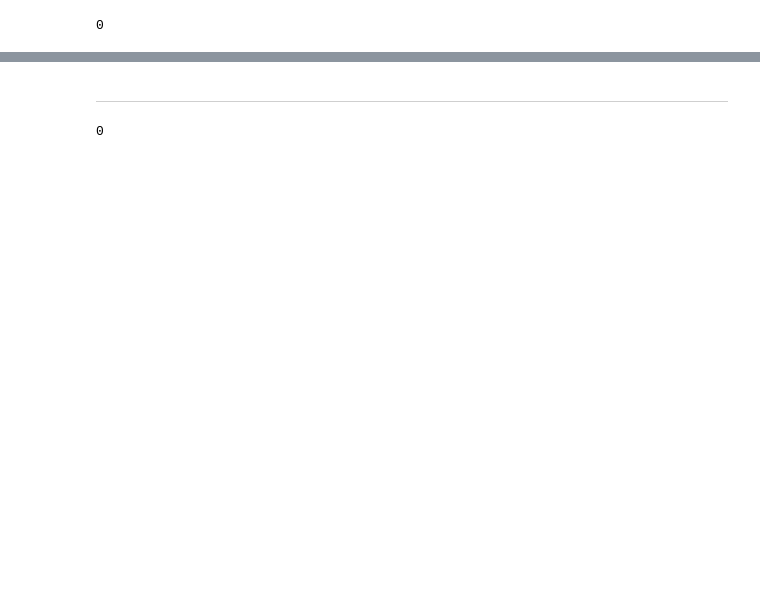
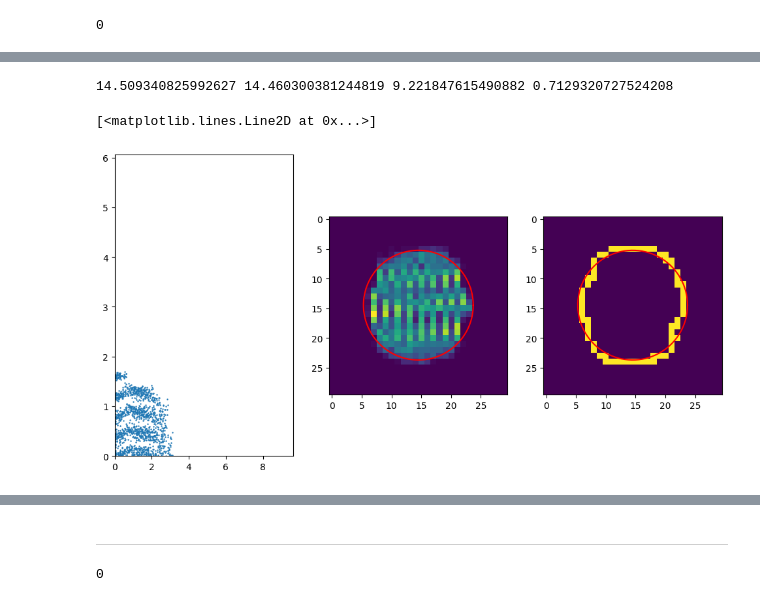
Before and after one commit to Aleksooo/Contact-Angles, a Jupyter notebook: density.ipynb, the cells around one changed output, grey strips where cells are left out. Drawn from its saved outputs; the diff is of its cells as text; code cells hidden in the pictures; blank space fills up the shorter version.

```diff
--- a/density.ipynb
+++ b/density.ipynb
@@ -18,2 +8,2 @@ from src.utils_py.assembler.build import build_system
 # %%
-structure = read_gro(f'server_gromos_droplet.gro')
+structure = read_gro(f'data/cal_dw_568_6248.gro')
@@ -19,0 +22,2 @@ structure = read_gro(f'server_gromos_droplet.gro')
+# %%
+atoms_xyz = structure.get_XYZ(mol_names=['DECAN'])
@@ -57,0 +86,9 @@ dencity: 8093.814423632784
+# %%
+def get_points_from_border(border):
+    points = list()
+
+    for (i, j) in np.ndindex(border.shape):
+        if border[i, j]:
+            points.append(np.array([i, j]))
+
+    return np.array(points)
@@ -57,0 +110,37 @@ dencity: 8093.814423632784
+# %%
+# N = np.ones(3, dtype=int) * 25
+structure = read_gro('data/cal_dw_568_6248.gro').apply_pbc()
+num = 30
+N = np.array([1, num, num])
+
+center = get_center_pbc(structure, type='DECAN')
+half_box = structure.box / 2
+for a in structure.atoms:
+    a.xyz -= center
+    a.xyz += half_box
+structure = structure.apply_pbc()
+for a in structure.atoms:
+    a.xyz -= half_box
+
+grid, dr = density(structure, 'DECAN', N)
+border = get_border(grid, min=3, max=7)
+points = get_points_from_border(border)
+xc, yc, r, sigma = taubinSVD(points)
+print(xc, yc, r, sigma)
+
+atoms_xyz = structure.get_XYZ(mol_names='DECAN')
+# plt.figure(figsize=(8, 6))
+
+fig, ax = plt.subplots(1, 3, figsize=(12, 6))
+ax[0].scatter(atoms_xyz[:, 1], atoms_xyz[:, 2], s=0.5)
+ax[0].set_xlim(0, structure.box[1])
+ax[0].set_ylim(0, structure.box[2])
+ax[1].imshow(grid)
+ax[2].imshow(border)
+angle = np.linspace(0, 2*np.pi, 100)
+ax[1].plot(xc + r * np.cos(angle), yc + r * np.sin(angle), color='red')
+ax[2].plot(xc + r * np.cos(angle), yc + r * np.sin(angle), color='red')
+# %% [output]
+14.509340825992627 14.460300381244819 9.221847615490882 0.7129320727524208
+[<matplotlib.lines.Line2D at 0x...>]
+[figure, added]
```
Also changed, not shown: parts of 29 cells of this notebook, 10 other files.
